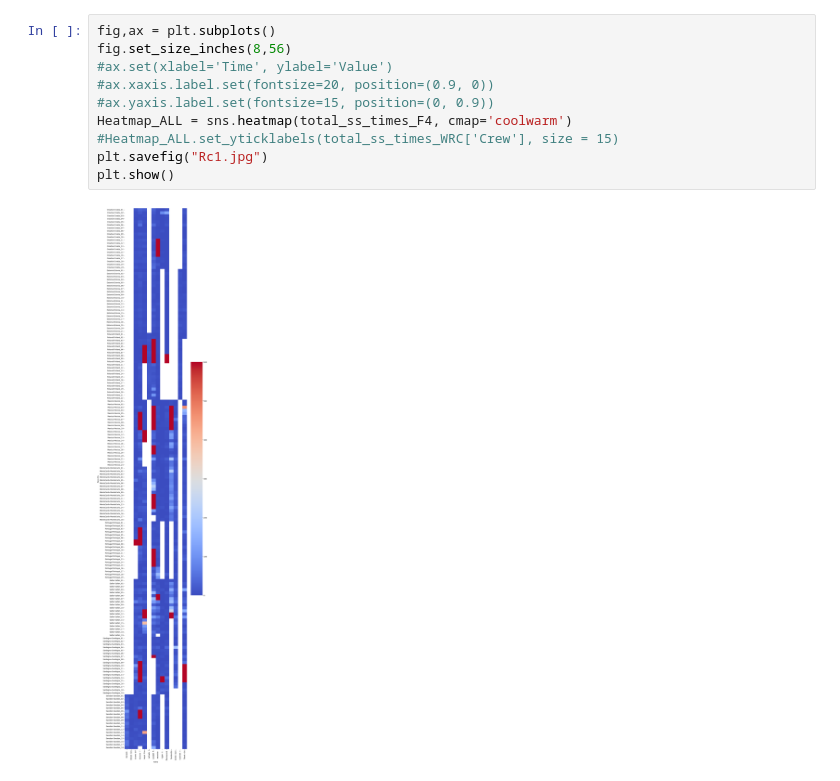
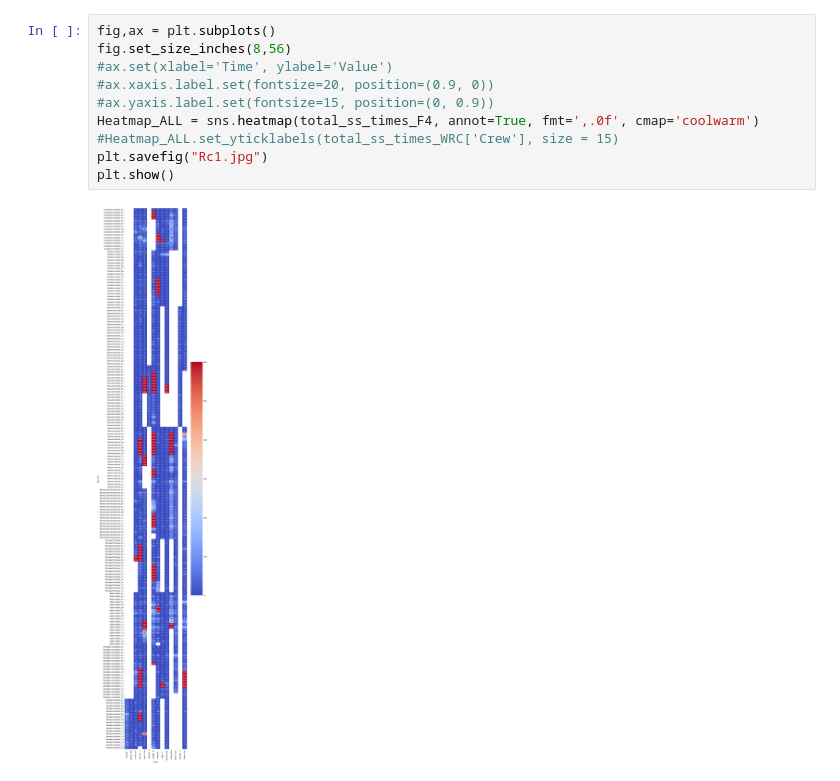
Before and after one commit to teneatis/results2023, a Jupyter notebook: wrc/join_WRC_rallies_special_stages.ipynb, the cells around one changed output. Drawn from its saved outputs; the diff is of its cells as text.

```diff
--- a/wrc/join_WRC_rallies_special_stages.ipynb
+++ b/wrc/join_WRC_rallies_special_stages.ipynb
@@ -122,12 +124,12 @@ total_ss_times_F4
 # %%
 fig,ax = plt.subplots()
 fig.set_size_inches(8,56)
 #ax.set(xlabel='Time', ylabel='Value')
 #ax.xaxis.label.set(fontsize=20, position=(0.9, 0))
 #ax.yaxis.label.set(fontsize=15, position=(0, 0.9))
-Heatmap_ALL = sns.heatmap(total_ss_times_F4, cmap='coolwarm')
+Heatmap_ALL = sns.heatmap(total_ss_times_F4, annot=True, fmt=',.0f', cmap='coolwarm')
 #Heatmap_ALL.set_yticklabels(total_ss_times_WRC['Crew'], size = 15)
 plt.savefig("Rc1.jpg")
 plt.show()
 # %% [output]
-[figure, old version]
+[figure, new version]
```
Also changed, not shown: parts of 8 cells of this notebook, 2 other files.
